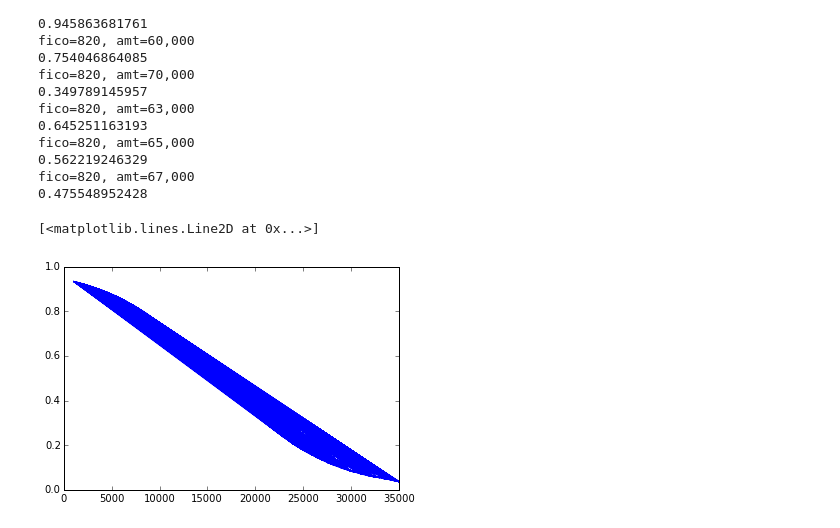
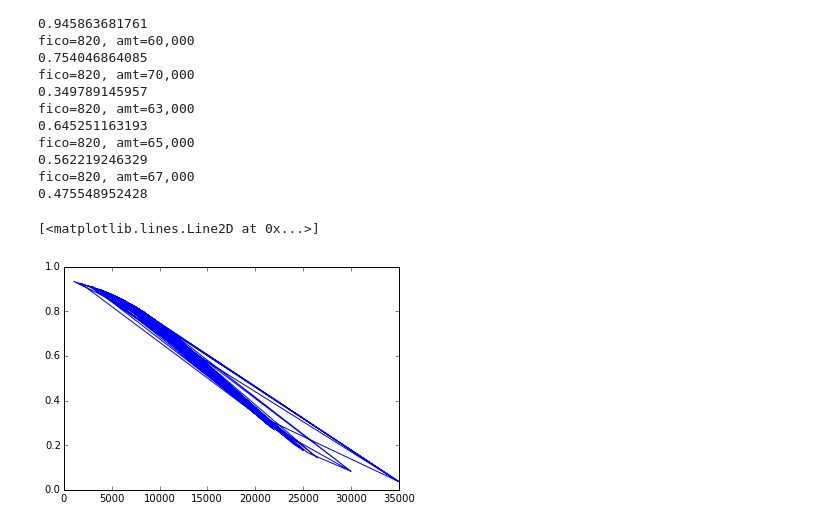
Before and after one commit to nickedes/Baby-science, a Jupyter notebook: Logistic-Reg/Analysis.ipynb, the cells around one changed output. Saved outputs shown, nothing was run; the diff lists cells and outputs as text; code cells hidden in the pictures.

Commit message:
Logistic reg : probability of getting a loan as a function of both FICO score and loan amount varying. (Trying, not sure about the plot)

```diff
--- a/Logistic-Reg/Analysis.ipynb
+++ b/Logistic-Reg/Analysis.ipynb
@@ -135,9 +135,10 @@ fico=820, amt=67,000
 0.475548952428
 # %%
 import matplotlib.pyplot as plt
-x = dfr['Loan.Amount']
+loans = dfr[dfr['FICO.Score'] == 720]
+x = loans['Loan.Amount']
 y = pz(720,x,coeff)
 plt.plot(x,y)
 # %% [output]
 [<matplotlib.lines.Line2D at 0x...>]
-[figure, old version]
+[figure, new version]
```
Also changed, not shown: parts of 1 cell of this notebook.
